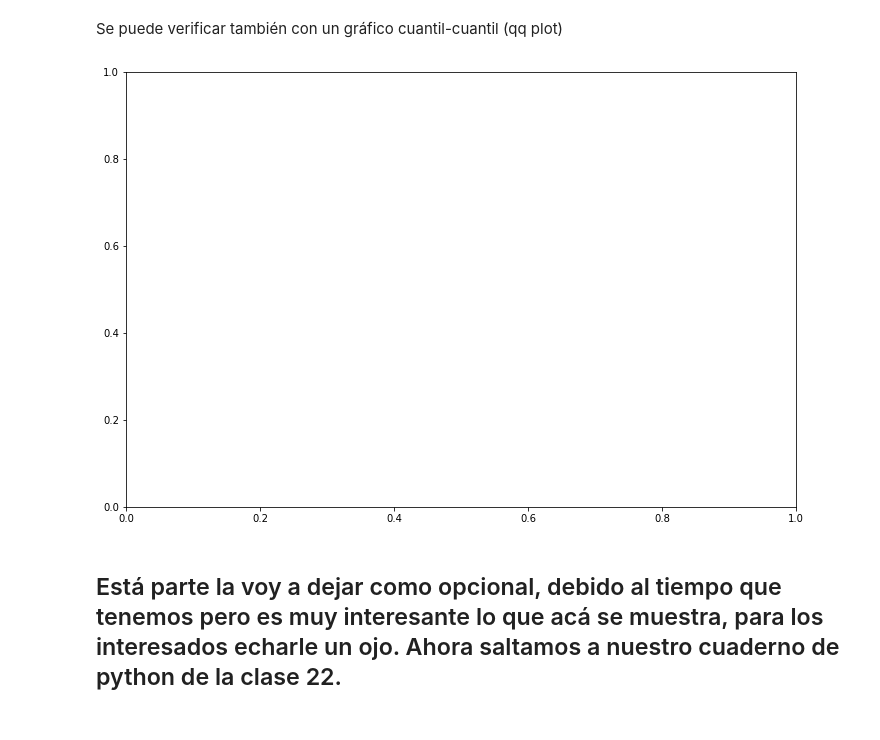
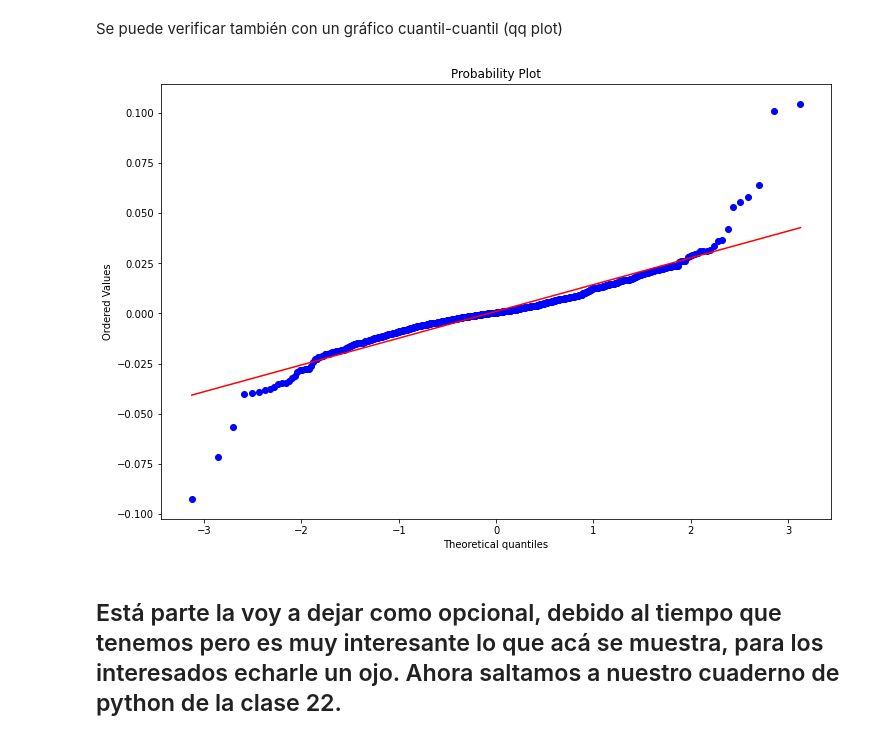
Before and after one commit to Miriam1999/SPF-2021-I, a Jupyter notebook: TEMA-3/Clase21_ContinuacionClase20.ipynb, the cells around one changed output. Saved outputs shown, nothing was run; the diff lists cells and outputs as text; code cells hidden in the pictures.

```diff
--- a/TEMA-3/Clase21_ContinuacionClase20.ipynb
+++ b/TEMA-3/Clase21_ContinuacionClase20.ipynb
@@ -255,9 +281,9 @@ Se puede verificar también con un gráfico cuantil-cuantil (qq plot)
 # %%
 fig = plt.figure(figsize=(12,8))
 ax = fig.add_subplot(1,1,1)
-stats.probplot(Rmsft, dist='norm', plot=ax);
+stats.probplot(Rmsft, dist=stats.norm, plot=ax);
 # %% [output]
-[figure, old version]
+[figure, new version]
 # %% [markdown]
 ## Está parte la voy a dejar como opcional, debido al tiempo que tenemos pero es muy interesante lo que acá se muestra, para los interesados echarle un ojo. Ahora saltamos a nuestro cuaderno de python de la clase 22.
 # %% [markdown]
```
Also changed, not shown: parts of 11 cells of this notebook, 1 other file.
